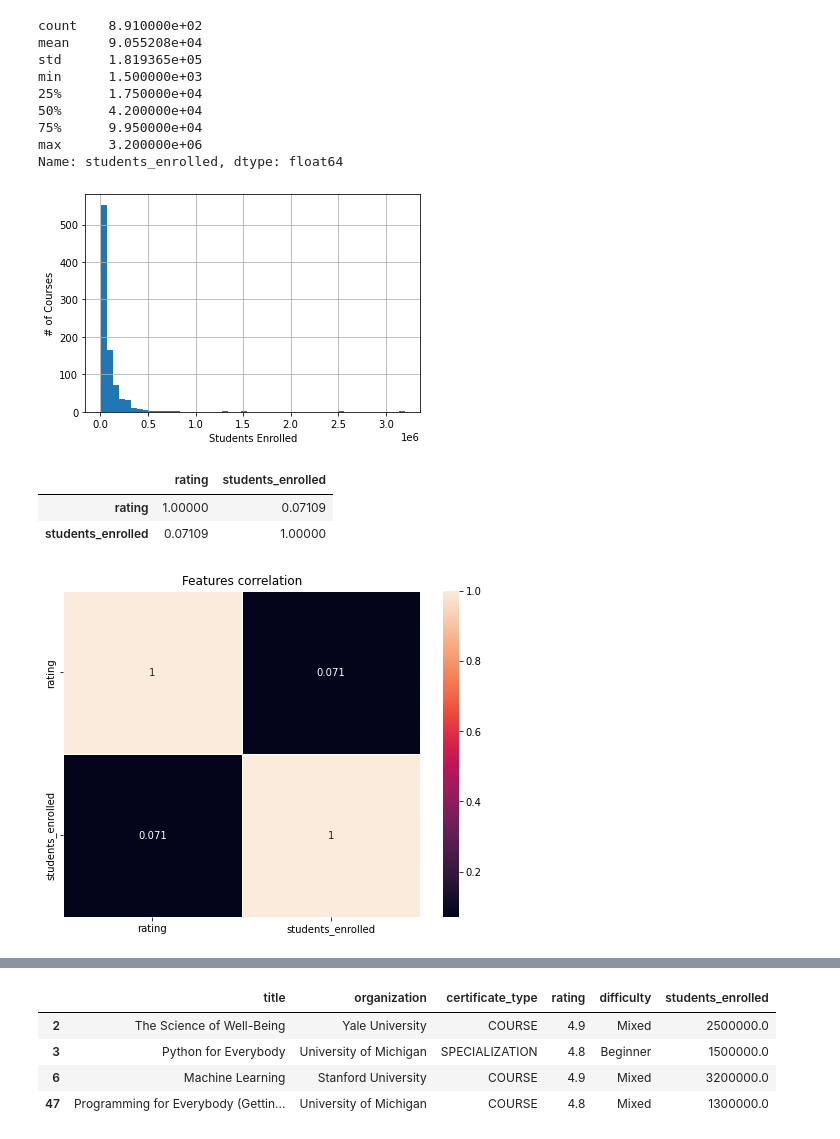
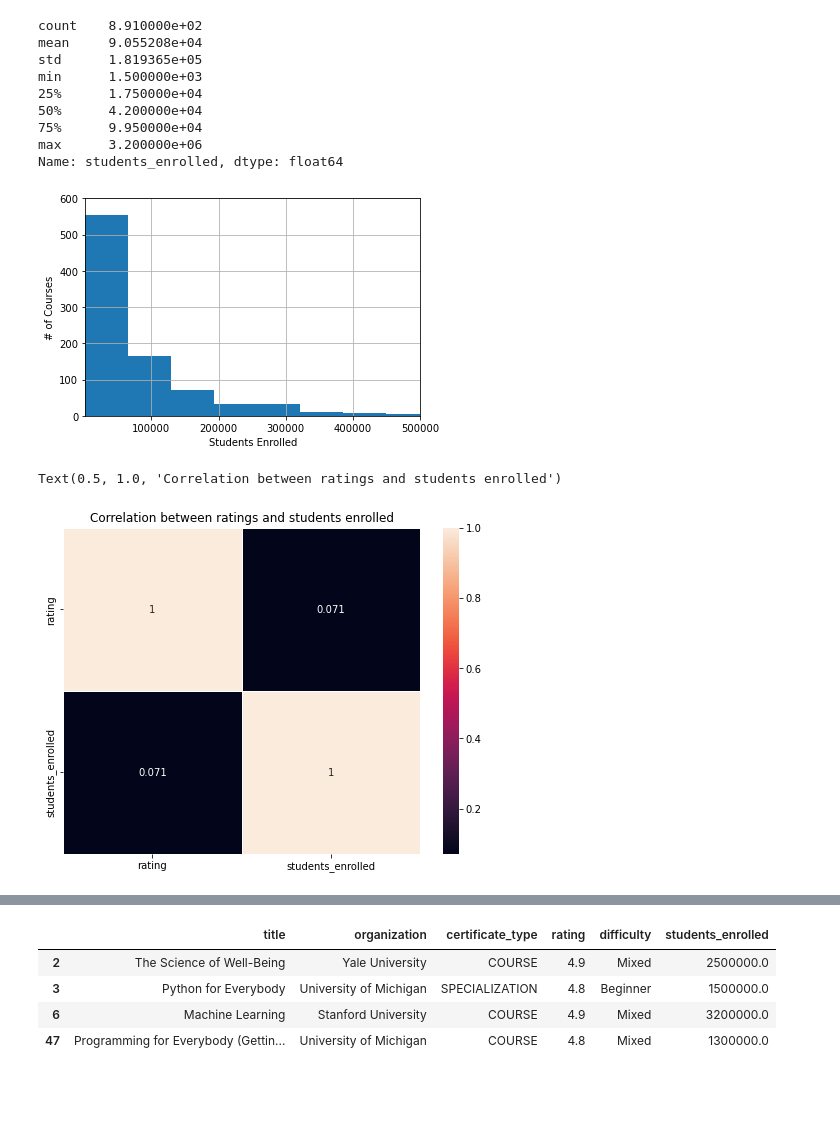
Before and after one commit to patosorio/Coursera-course-analysis, a Jupyter notebook: Coursera Course Analysis.ipynb, the cells around one changed output, grey strips where cells are left out. Drawn from its saved outputs; the diff is of its cells as text; code cells hidden in the pictures; blank space fills up the shorter version.

Commit message:
New updates in visualizations

```diff
--- a/Coursera Course Analysis.ipynb
+++ b/Coursera Course Analysis.ipynb
@@ -296,23 +298,25 @@ Name: students_enrolled, dtype: float64
 # The minimum value fo students enrolled is 1500 students and the maximum is 3.2 milion students enrolled.
 # %%
 # Visualizing the distribution of the data
+plt.figure()
 hist_students = df['students_enrolled'].values
 plt.hist(hist_students, 50)
 plt.xlabel('Students Enrolled')
 plt.ylabel('# of Courses')
 plt.grid(True)
+ax = plt.gca()
+ax.axis([df['students_enrolled'].min(), 500000, 0, 600])
 plt.show()
 # %% [output]
-[figure, old version]
+[figure, new version]
 # %%
 import seaborn as sns
 
 correlation = df.corr()
+correlation
 plt.figure(figsize=(8, 6))
 sns.heatmap(correlation, annot=True, linewidths=.5).set_title('Features correlation')
-df.corr()
+plt.title('Correlation between ratings and students enrolled')
 # %% [output]
-|  | rating | students_enrolled |
-| rating | 1.00000 | 0.07109 |
-| students_enrolled | 0.07109 | 1.00000 |
+Text(0.5, 1.0, 'Correlation between ratings and students enrolled')
-[figure, old version]
+[figure, new version]
```
Also changed, not shown: parts of 6 cells of this notebook.
